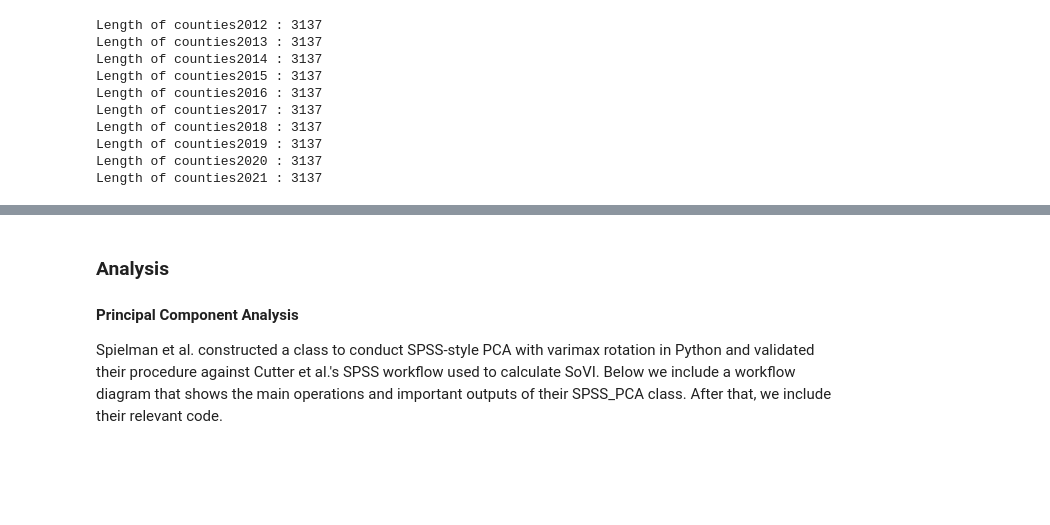
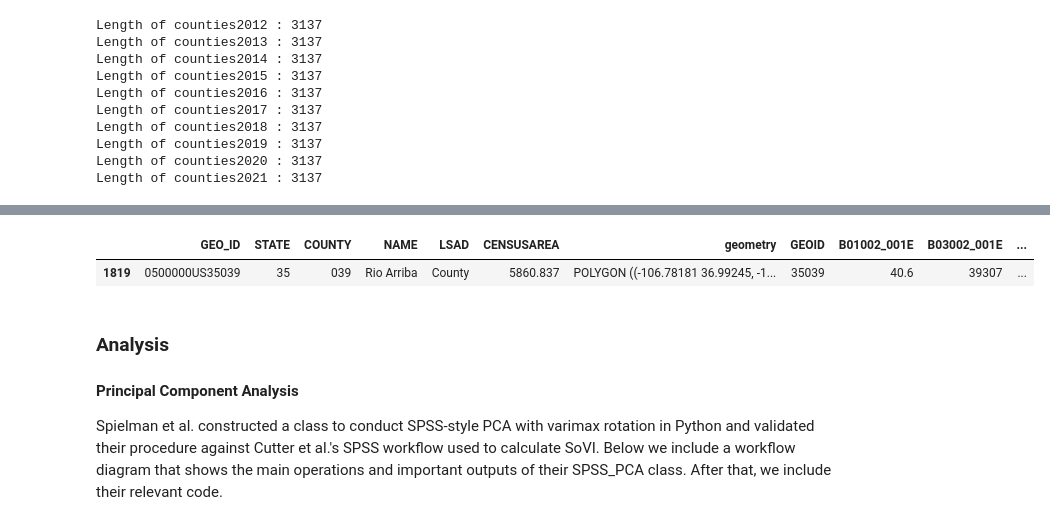
Before and after one commit to HEGSRR/RPl-Spielman-2020, a Jupyter notebook: procedure/code/RPl-Spielman-2020.ipynb, the cells around one changed output, grey strips where cells are left out. Drawn from its saved outputs; the diff is of its cells as text; code cells hidden in the pictures; blank space fills up the shorter version.

Commit message:
Imputing data

```diff
--- a/procedure/code/RPl-Spielman-2020.ipynb
+++ b/procedure/code/RPl-Spielman-2020.ipynb
@@ -369,3 +369,36 @@ Length of counties2018 : 3137
 Length of counties2019 : 3137
 Length of counties2020 : 3137
 Length of counties2021 : 3137
+# %%
+# Imputing data
+# Loop over datasets to deal with missing data individually
+for year in data:
+    # Loop over columns to deal with missing data individually
+    for i in data[year].columns:
+        x = data[year][i].isnull().sum() # Compute the number of missing values
+        if (x > 0) & (i != 'LSAD') & (i != "B25077_001E") & (i != "B25064_001E"): # Print out number of missing values
+            print("Dataset", year, "column", i, "contains", x, "missing value(s).")
+
+        # Impute median home value with its spatial lag as in original study
+        if (x > 0) & (i == 'B25077_001E'):
+            # Calculate spatial weights matrix
+            w = lps.weights.Queen.from_dataframe(data[year], silence_warnings = True)
+            w.transform = 'R'
+            # Calculate spatial lag
+            data[year]['B25077_001E_LAG'] = lps.weights.lag_spatial(w, data[year].B25077_001E)
+            # Impute for the missing value
+            data[year].B25077_001E[np.isnan(data[year]['B25077_001E'])] = data[year].B25077_001E_LAG[pd.isna(data[year]['B25077_001E'])]
+            x = data[year][i].isnull().sum()
+            # print("Now, dataset", year, "column", i, "contains", x, "missing value(s).")
+
+        # Impute median gross rent with its spatial lag (check with Joe)
+        if (x > 0) & (i == 'B25064_001E'):
+            # Calculate spatial weights matrix
+            w = lps.weights.Queen.from_dataframe(data[year], silence_warnings = True)
+            w.transform = 'R'
+            # Calculate spatial lag
+            data[year]['B25064_001E_LAG'] = lps.weights.lag_spatial(w, data[year].B25064_001E)
+            # Impute for the missing value
+            data[year].B25064_001E[np.isnan(data[year]['B25064_001E'])] = data[year].B25064_001E_LAG[pd.isna(data[year]['B25064_001E'])]
+            x = data[year][i].isnull().sum()
+            # print("Now, dataset", year, "column", i, "contains", x, "missing value(s).")
@@ -372,3 +424,11 @@ Length of counties2021 : 3137
+# %%
+# It appears that after dealing with median home value and median gross rent, the only issues have
+# to do with this one particular county in 2018
+pd.set_option("display.max_columns", 55)
+data["counties2018"].loc[data["counties2018"]['B08201_002E'].isnull()]
+# %% [output]
+|  | GEO_ID | STATE | COUNTY | NAME | LSAD | CENSUSAREA | geometry | GEOID | B01002_001E | B03002_001E | ... |
+| 1819 | 0500000US35039 | 35 | 039 | Rio Arriba | County | 5860.837 | POLYGON ((-106.78181 36.99245, -1... | 35039 | 40.6 | 39307 | ... |
 # %% [markdown]
 ### Analysis
 #### Principal Component Analysis
```
Also changed, not shown: parts of 3 cells of this notebook.
